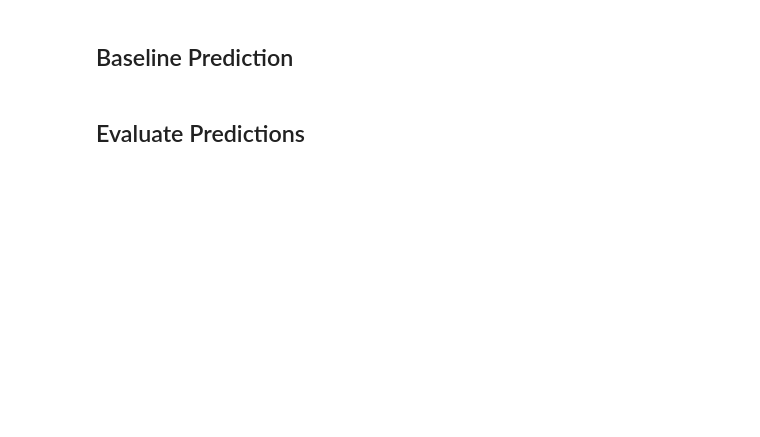
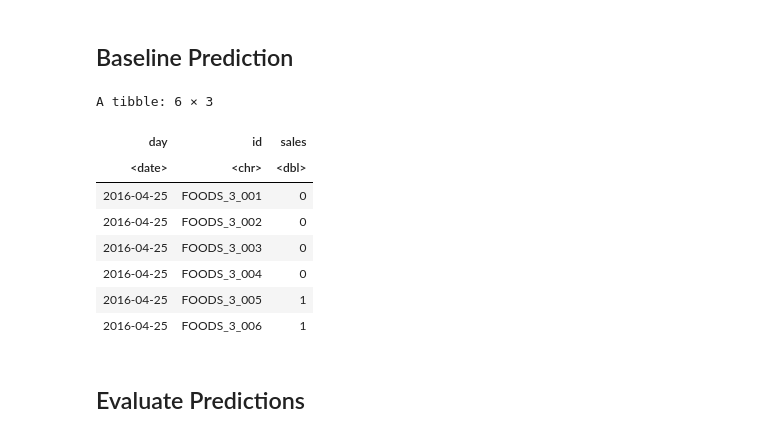
Before and after one commit to Whatisthisname/AFCS-Final, a Jupyter notebook: Baseline/baseline_notebook.ipynb, the cells around one changed output. Cells and saved outputs as stored; diff of their text form; code cells hidden in the pictures; blank space fills up the shorter version.

```diff
--- a/Baseline/baseline_notebook.ipynb
+++ b/Baseline/baseline_notebook.ipynb
@@ -31,25 +62,34 @@ head(cleaned_train)
 # %%
 # Fit a seasonal naive model for each time series
 baseline_model <- cleaned_train %>%
   pivot_longer(cols = -day, names_to = "product", values_to = "sales") %>%
   group_by(product) %>%
   model(SNAIVE(sales))
 
 # Generate forecasts for the next 28 days
-forecasts <- baseline_model %>%
+snaive_forecasts <- baseline_model %>%
   forecast(h = "28 days") %>%
   as_tibble() %>%
-  mutate(sales = map_dbl(.mean, ~ .))
+  mutate(sales = map_dbl(.mean, ~.))
 
 # Format predictions for submission
-formatted_predictions <- forecasts %>%
+snaive_formatted_predictions <- snaive_forecasts %>%
   select(day, product, sales) %>%
   pivot_wider(names_from = product, values_from = sales) %>%
-
   format_predictions(start_date = "2016-04-25")
 
 # Display formatted predictions
-head(formatted_predictions)
+head(snaive_formatted_predictions)
+# %% [output]
+A tibble: 6 × 3
+| day | id | sales |
+| <date> | <chr> | <dbl> |
+| 2016-04-25 | FOODS_3_001 | 0 |
+| 2016-04-25 | FOODS_3_002 | 0 |
+| 2016-04-25 | FOODS_3_003 | 0 |
+| 2016-04-25 | FOODS_3_004 | 0 |
+| 2016-04-25 | FOODS_3_005 | 1 |
+| 2016-04-25 | FOODS_3_006 | 1 |
 # %% [markdown]
 ## Evaluate Predictions
 # %%
```
Also changed, not shown: parts of 15 cells of this notebook, 2 other files.
